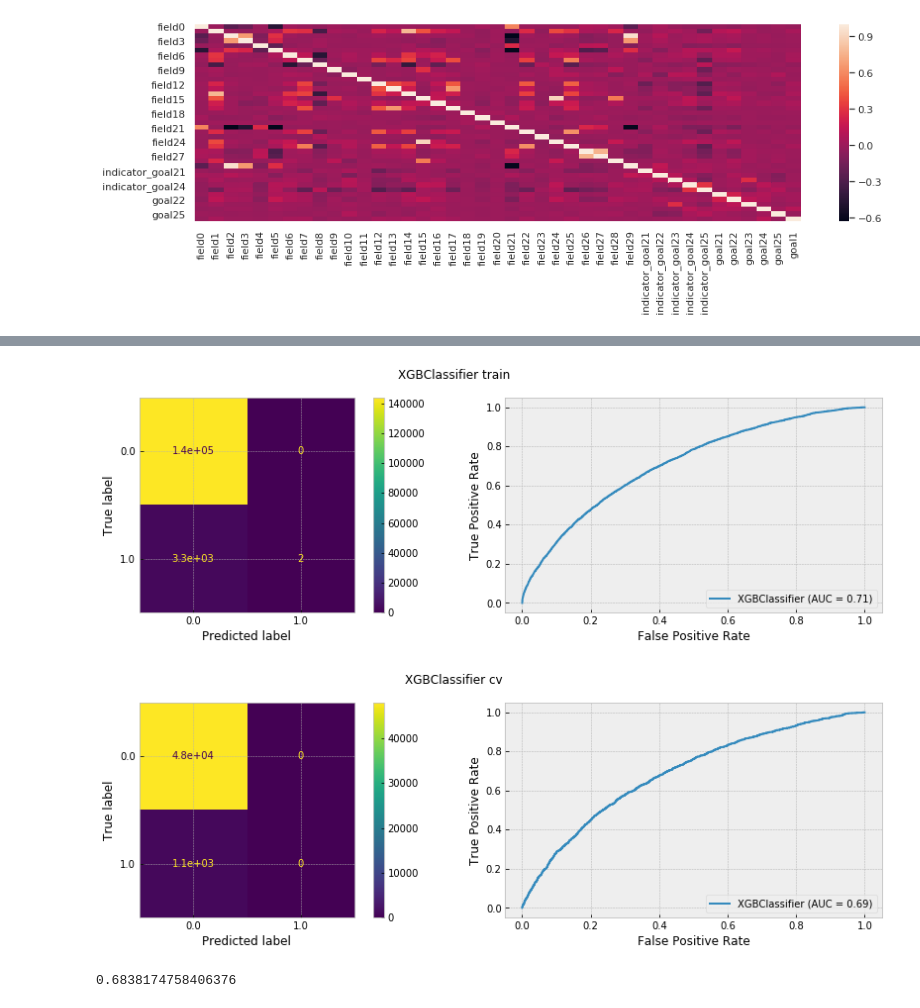
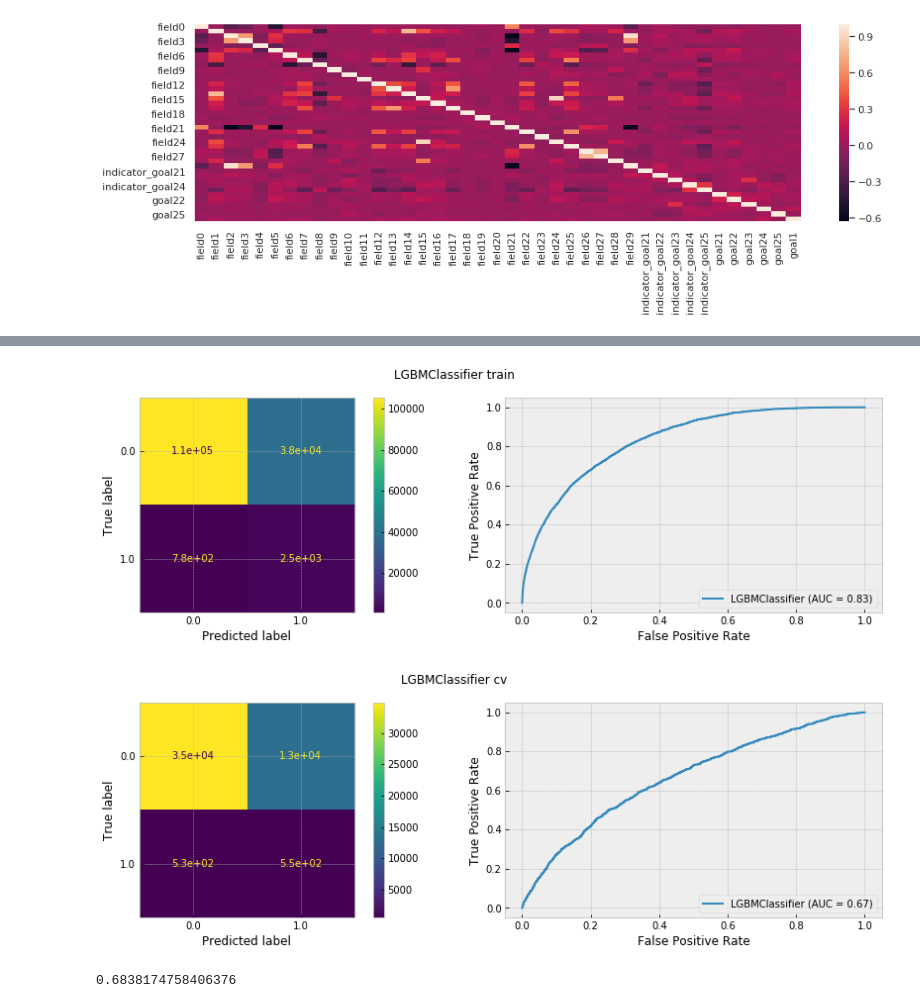
Before and after one commit to andygoosh/OneTwoTrip-Contest, a Jupyter notebook: workinprogress.ipynb, the cells around one changed output, grey strips where cells are left out. Cells and saved outputs as stored; diff of their text form; code cells hidden in the pictures.

```diff
--- a/workinprogress.ipynb
+++ b/workinprogress.ipynb
@@ -149,7 +145,7 @@ def vectorize( X, cols ):
 
   return X
 # %%
-X, y = prepare_data( df_train, undersample=2 )
+X, y = prepare_data( df_train )
 y.hist()
 np.unique(y, return_counts=True)
 print(X.shape)
@@ -264,7 +243,10 @@ def plot_cm_and_roc(model, X, y, title=''):
 def estimate(X, y, model):
   X_train, X_cv, y_train, y_cv = train_test_split(X, y, random_state=RS, shuffle=True)
 
-  model.fit(X_train, y_train.values.ravel())
+  try:
+    check_is_fitted(model, type(model).__name__, 'Model is not fitted')
+  except NotFittedError:
+    model.fit(X_train, y_train.values.ravel())
 
   plot_cm_and_roc(model, X_train, y_train, 'train')
   plot_cm_and_roc(model, X_cv, y_cv, 'cv')
@@ -273,55 +255,29 @@ def estimate(X, y, model):
 # %%
 from sklearn.pipeline import make_pipeline
 from sklearn.naive_bayes import GaussianNB
 from sklearn.calibration import CalibratedClassifierCV
 from sklearn.svm import SVC
 from lightgbm import LGBMClassifier
 
 X, y = prepare_data( df_train, undersample=0 )
 
-cb = CatBoostClassifier()
 xgb = XGBClassifier(random_state = RS)
 abc = skl.ensemble.AdaBoostClassifier()
 gbc = skl.ensemble.GradientBoostingClassifier(random_state = RS)
 gnb = GaussianNB()
 rfc = skl.ensemble.RandomForestClassifier(n_estimators=100, n_jobs=-1, random_state = RS)
 clfbag = skl.ensemble.BaggingClassifier(rfc, n_estimators=10)
 svc = SVC(random_state = RS, probability=True)
 lgbm = LGBMClassifier(random_state = RS)
-lgbm_b = LGBMClassifier(random_state = RS, class_weight='balanced' )
-clf_sigmoid = CalibratedClassifierCV(cb, cv=3, method='sigmoid')
+lgbm_b = LGBMClassifier(random_state = RS, class_weight='balanced', n_jobs=-1)
+clf_sigmoid = CalibratedClassifierCV(lgbm, cv=3, method='sigmoid')
 vc = skl.ensemble.VotingClassifier(estimators=[('xgb', xgb), ('lgbm', lgbm), ('gbc', gbc)], voting='soft')
 vc1 = skl.ensemble.VotingClassifier(estimators=[('lgbm', lgbm), ('lgbm_b', lgbm_b)], weights=[3, 3], voting='soft')
 
-
-model = estimate(X, y, xgb);
-
-#RandomForestClassifier: 0.99987 vs 0.58307 - unbalanced
-#RandomForestClassifier: 0.99881 vs 0.62169 - balanced
-
-#AdaBoostClassifier: 0.68902 vs 0.67483
-
-#CalibratedClassifierCV: 0.71289 vs 0.69033 for XGBClassifier
-
-#GradientBoostingClassifier: 0.70029 vs 0.68350
-#GradientBoostingClassifier: 0.75496 vs 0.66729 - balanced
-
-#CalibratedClassifierCV: 0.70296 vs 0.68644 for GradientBoostingClassifier
-#CalibratedClassifierCV: 0.74907 vs 0.66534 balanced
-
-#VotingClassifier: 0.99981 vs 0.67803
-
-#GaussianNB: 0.63033 vs 0.63758
-#CalibratedClassifierCV: 0.63127 vs 0.64139 for GaussianNB
-
-#LGBMClassifier: 0.84498 vs 0.68050 - unbalanced
-#LGBMClassifier: 0.92232 vs 0.65621 - balanced
-
-#XGBClassifier: 0.71139 vs 0.68740 - unbalanced
-#XGBClassifier: 0.74734 vs 0.66816 - balanced
+model = estimate(X, y, lgbm_b);
 # %% [output]
-[figure, old version]
+[figure, new version]
-[figure, old version]
+[figure, new version]
 # %%
 from mlxtend.feature_selection import SequentialFeatureSelector as SFS
 
```
Also changed, not shown: parts of 9 cells of this notebook.
